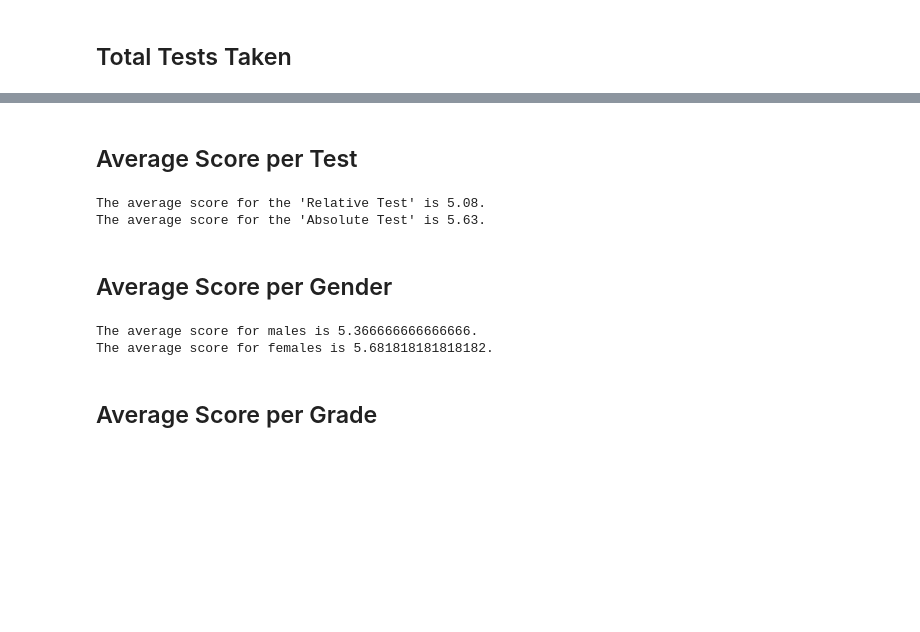
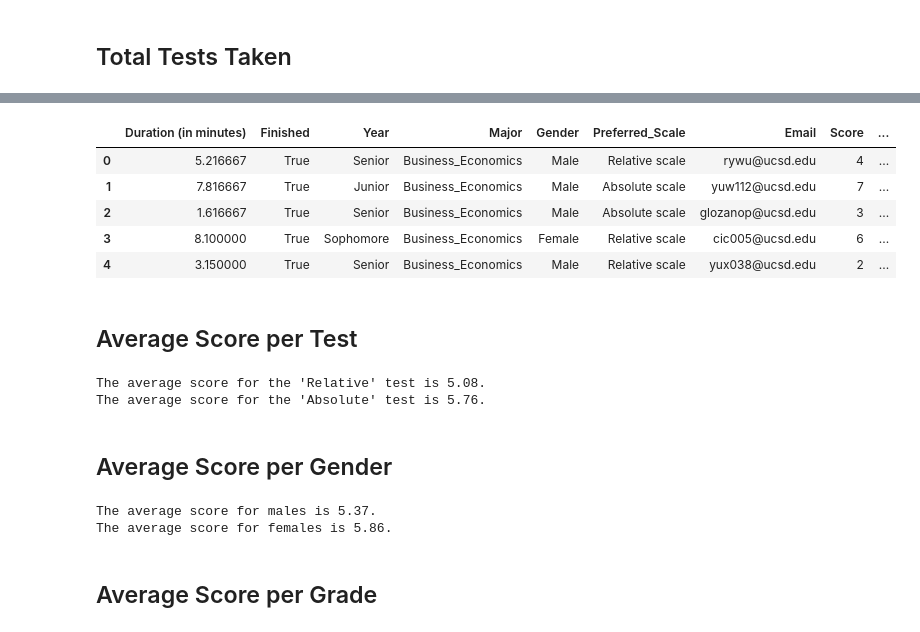
Before and after one commit to rsm-jee005/MGTA458Pilot, a Jupyter notebook: PilotAnalysis.ipynb, the cells around one changed output, grey strips where cells are left out. Saved outputs shown, nothing was run; the diff lists cells and outputs as text; code cells hidden in the pictures; blank space fills up the shorter version.

```diff
--- a/PilotAnalysis.ipynb
+++ b/PilotAnalysis.ipynb
@@ -112,27 +182,38 @@ relative_test_count, absolute_test_count
+# %%
+df_filtered.head()
+# %% [output]
+|  | Duration (in minutes) | Finished | Year | Major | Gender | Preferred_Scale | Email | Score | ... |
+| 0 | 5.216667 | True | Senior | Business_Economics | Male | Relative scale | rywu@ucsd.edu | 4 | ... |
+| 1 | 7.816667 | True | Junior | Business_Economics | Male | Absolute scale | yuw112@ucsd.edu | 7 | ... |
+| 2 | 1.616667 | True | Senior | Business_Economics | Male | Absolute scale | glozanop@ucsd.edu | 3 | ... |
+| 3 | 8.100000 | True | Sophomore | Business_Economics | Female | Relative scale | cic005@ucsd.edu | 6 | ... |
+| 4 | 3.150000 | True | Senior | Business_Economics | Male | Relative scale | yux038@ucsd.edu | 2 | ... |
 # %% [markdown]
 ## Average Score per Test
 # %%
 df_filtered['Score'] = pd.to_numeric(df_filtered['Score'], errors='coerce')
 
-relative_test_avg_score = df_filtered[df_filtered['Relative Test'].notna()]['Score'].mean()
-absolute_test_avg_score = round(df_filtered[df_filtered['Absolute Test'].notna()]['Score'].mean(), 2)
+# Calculate the average score for each test type based on the 'Test Type' column
+relative_test_avg_score = round(df_filtered[df_filtered['Test_Type'] == 'Relative']['Score'].mean(), 2)
+absolute_test_avg_score = round(df_filtered[df_filtered['Test_Type'] == 'Absolute']['Score'].mean(), 2)
 
-print(f"The average score for the 'Relative Test' is {relative_test_avg_score}.")
-print(f"The average score for the 'Absolute Test' is {absolute_test_avg_score}.")
+print(f"The average score for the 'Relative' test is {relative_test_avg_score}.")
+print(f"The average score for the 'Absolute' test is {absolute_test_avg_score}.")
 # %% [output]
-The average score for the 'Relative Test' is 5.08.
-The average score for the 'Absolute Test' is 5.63.
+The average score for the 'Relative' test is 5.08.
+The average score for the 'Absolute' test is 5.76.
 # %% [markdown]
 ## Average Score per Gender
 # %%
-male_avg_score = df_filtered[df_filtered['Gender'] == 'Male']['Score'].mean()
-female_avg_score = df_filtered[df_filtered['Gender'] == 'Female']['Score'].mean()
+# Calculate the average score for each gender
+male_avg_score = round(df_filtered[df_filtered['Gender'] == 'Male']['Score'].mean(), 2)
+female_avg_score = round(df_filtered[df_filtered['Gender'] == 'Female']['Score'].mean(), 2)
 
 print(f"The average score for males is {male_avg_score}.")
 print(f"The average score for females is {female_avg_score}.")
 # %% [output]
-The average score for males is 5.366666666666666.
-The average score for females is 5.681818181818182.
+The average score for males is 5.37.
+The average score for females is 5.86.
 # %% [markdown]
 ## Average Score per Grade
 # %%
```
Also changed, not shown: parts of 17 cells of this notebook.
